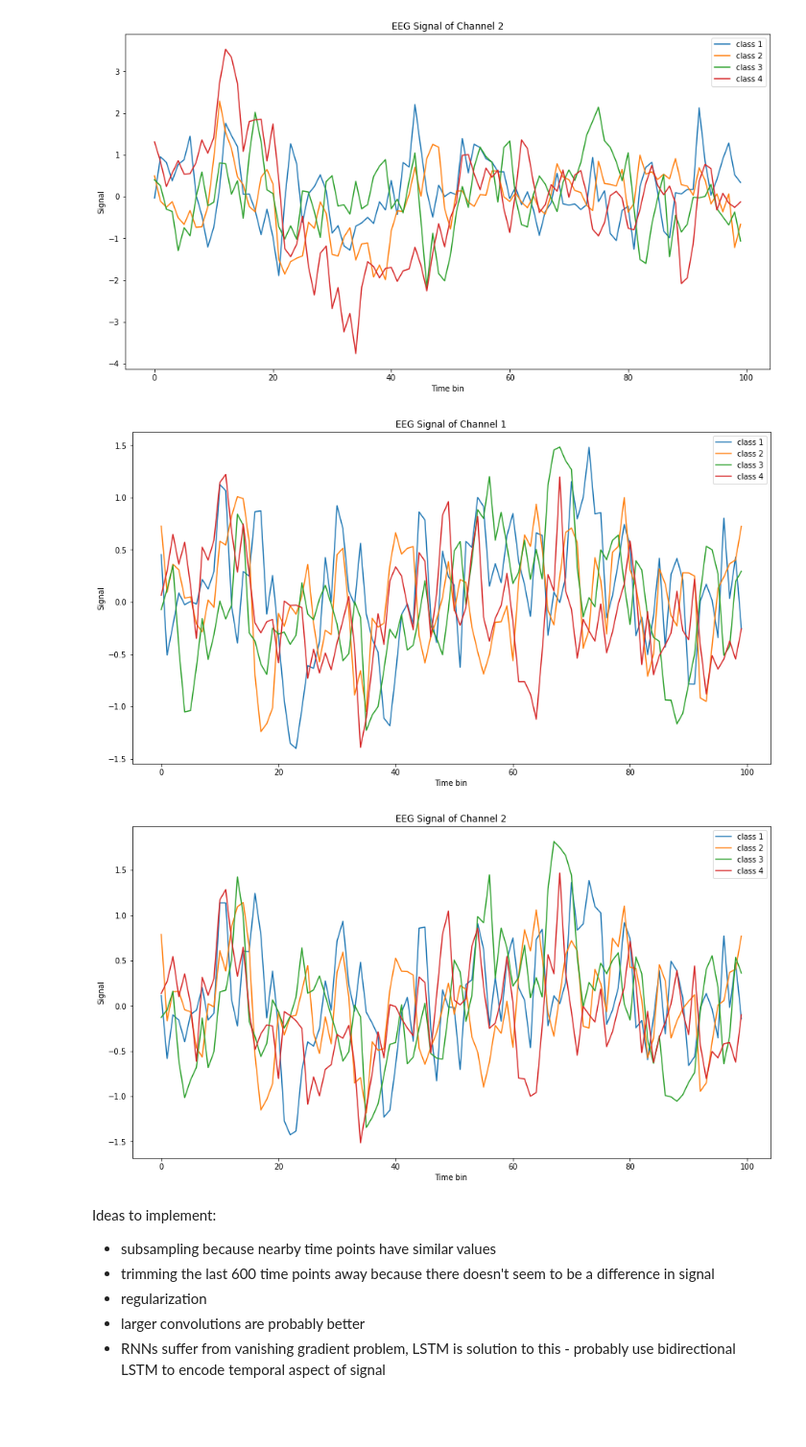
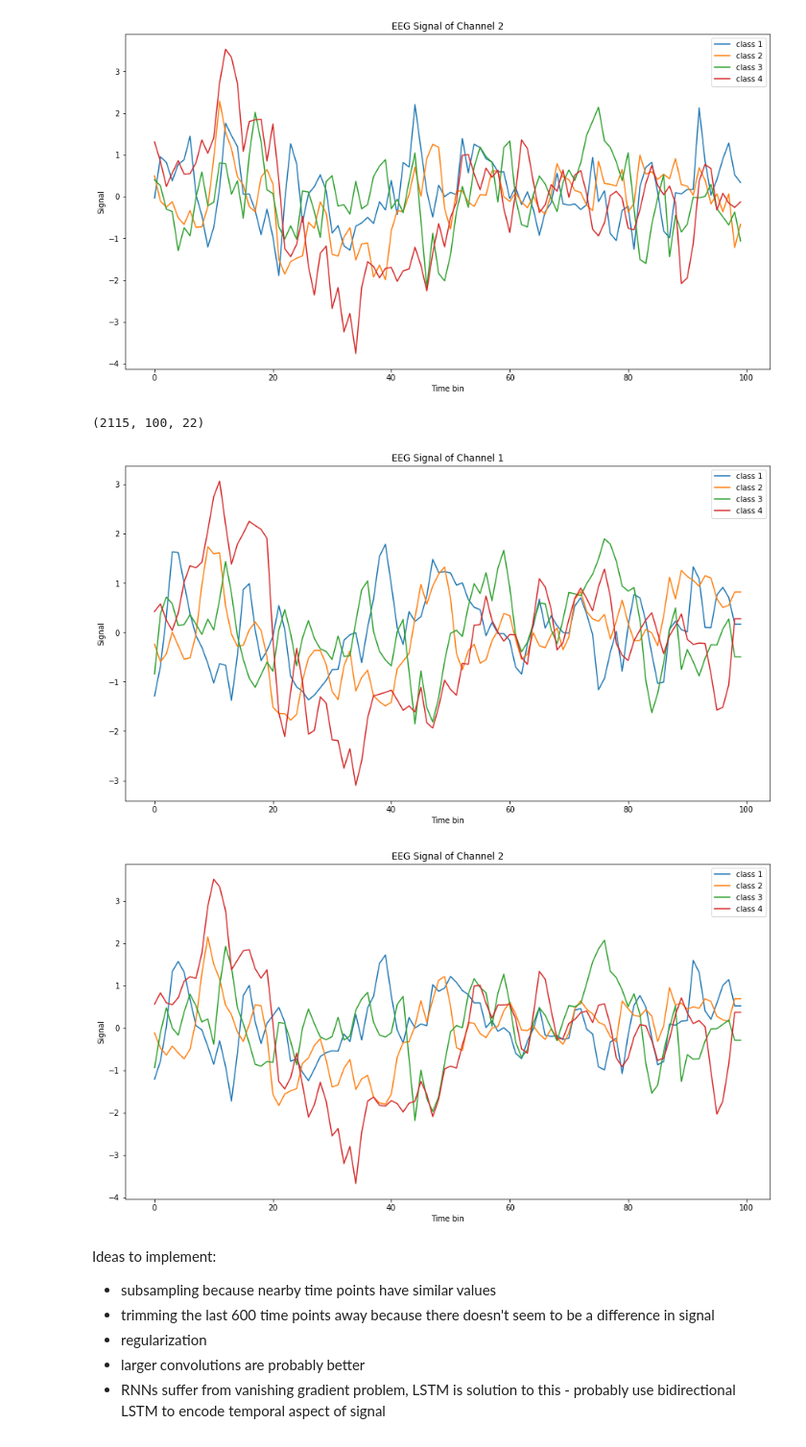
Before and after one commit to TaykhoomDalal/ECE_C147_Project, a Jupyter notebook: Taykhoom_Code/taykhoom_data_exploration.ipynb, the cells around one changed output. Shown at 96% size. Drawn from its saved outputs; the diff is of its cells as text; code cells hidden in the pictures; blank space fills up the shorter version.

Commit message:
looking at window augmention funcs

```diff
--- a/Taykhoom_Code/taykhoom_data_exploration.ipynb
+++ b/Taykhoom_Code/taykhoom_data_exploration.ipynb
@@ -67,22 +67,25 @@ for i in range(2):
 # %%
 temp = X_train_valid[:, 0:500, :]
 temp = preprocessing.subsample(temp)
-X_noisy = aug.wdba(temp, y_train_valid)
+X_noisy = aug.window_slice(temp)
+
+print(X_noisy.shape)
 
 for i in range(2):
     plt.figure(figsize=(15, 8))
     plt.plot(X_noisy[2, :, i], label='class 1') # trial 3, channel 1, across all time points
     plt.plot(X_noisy[7, :, i], label='class 2') # trial 8, channel 1, across all time points
     plt.plot(X_noisy[0, :, i], label='class 3') # trial 1, channel 1, across all time points
     plt.plot(X_noisy[1, :, i], label='class 4') # trial 2, channel 1, across all time points
     plt.legend(loc="upper right")
     plt.title('EEG Signal of Channel %d' % (i+1))
     plt.xlabel('Time bin')
     plt.ylabel('Signal')
     plt.show()
 # %% [output]
+(2115, 100, 22)
-[figure, old version]
+[figure, new version]
-[figure, old version]
+[figure, new version]
 # %% [markdown]
 Ideas to implement:
 - subsampling because nearby time points have similar values
```
